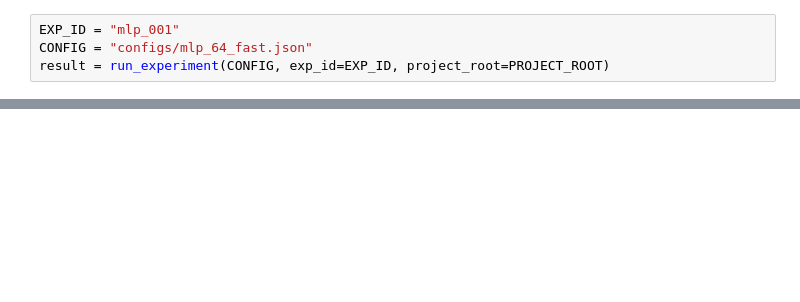
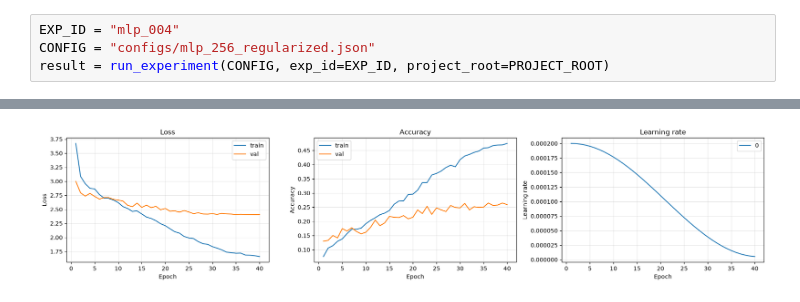
Before and after one commit to GreatDruk/geo-satellite-snapshots, a Jupyter notebook: notebooks/01_baseline_mlp.ipynb, the cells around one changed output, grey strips where cells are left out. Cells and saved outputs as stored; diff of their text form; blank space fills up the shorter version.

```diff
--- a/notebooks/01_baseline_mlp.ipynb
+++ b/notebooks/01_baseline_mlp.ipynb
@@ -19,5 +29,6 @@ if str(PROJECT_ROOT) not in sys.path:
 from src.experiment import run_experiment
 # %%
-EXP_ID = "mlp_001"
-CONFIG = "configs/mlp_64_fast.json"
+EXP_ID = "mlp_004"
+CONFIG = "configs/mlp_256_regularized.json"
 result = run_experiment(CONFIG, exp_id=EXP_ID, project_root=PROJECT_ROOT)
+# %% [output]
@@ -23,0 +46 @@ result = run_experiment(CONFIG, exp_id=EXP_ID, project_root=PROJECT_ROOT)
+[figure, added]
```
Also changed, not shown: parts of 2 cells of this notebook, 4 other files.
